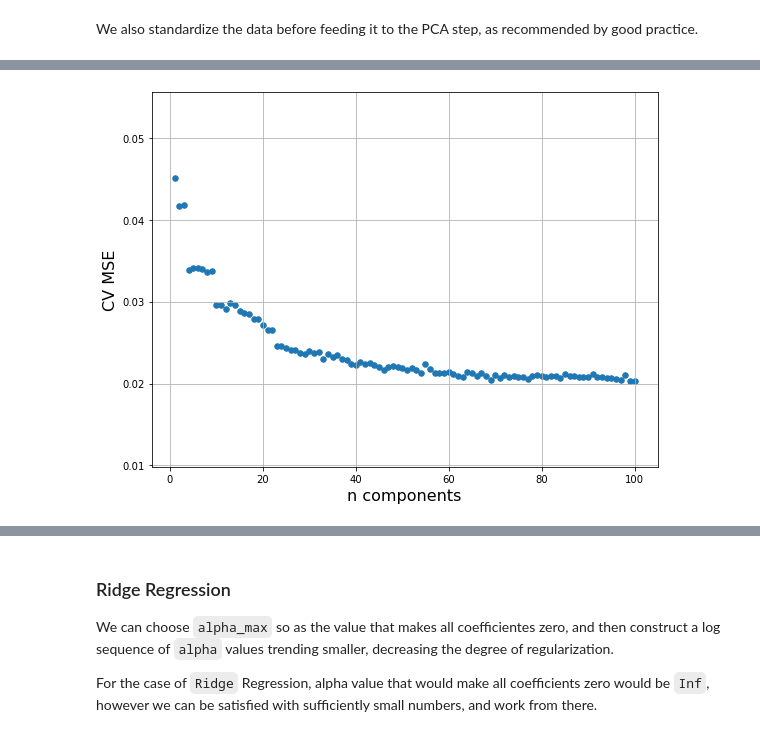
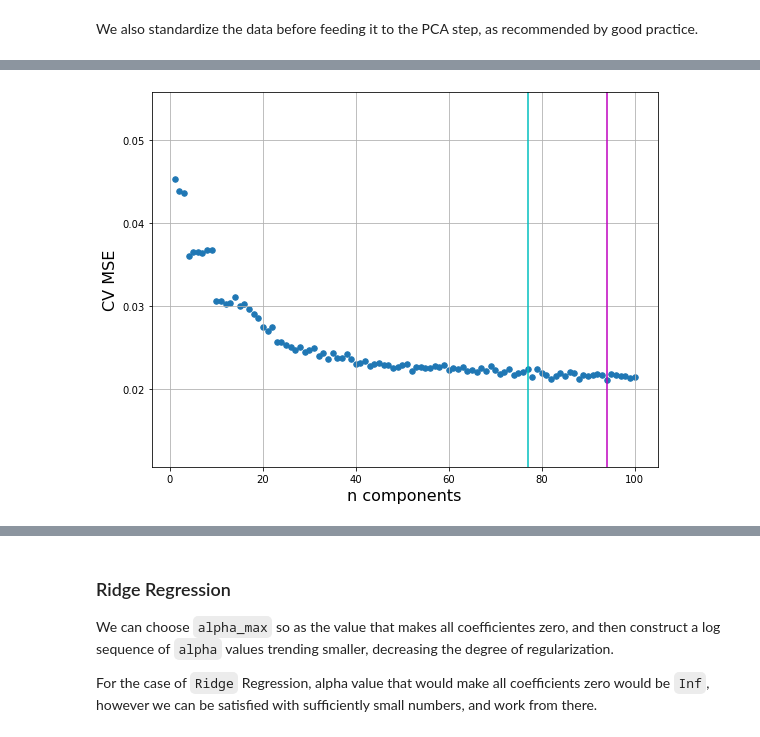
Before and after one commit to paulgrigas/IEOR-142-242-Python-Project, a Jupyter notebook: Lab 9/Lab9_teaching.ipynb, the cells around one changed output, grey strips where cells are left out. Drawn from its saved outputs; the diff is of its cells as text; code cells hidden in the pictures.

```diff
--- a/Lab 9/Lab9_teaching.ipynb
+++ b/Lab 9/Lab9_teaching.ipynb
@@ -594,3 +510,8 @@ def create_polynomial_features(df, n_degree):
+# %%
+poly_cols = ['LotFrontage', 'LotArea', 'MasVnrArea', 'BsmtFinSF1', 'BsmtFinSF2', 'BsmtUnfSF', 'TotalBsmtSF',
+             'X1stFlrSF', 'X2ndFlrSF', 'LowQualFinSF', 'GrLivArea', 'GarageArea', 'WoodDeckSF', 'OpenPorchSF',
+             'EnclosedPorch', 'X3SsnPorch', 'ScreenPorch', 'MiscVal', 'YearsSince1950Built',
+             'YearsSince1950Remod', 'YearsSince1950GarageBuilt']
 # %%
 n_degree = 3
 
@@ -820,10 +733,5 @@ We have to first remove columns that are nearly constant, i.e., have small stand
 # %%
-# X_train_pcr = X_train.loc[:, X_train.std() > 0.1]
-# X_test_pcr = X_test[X_train_pcr.columns]
-# print(X_train.shape, X_train_pcr.shape)
-# print(X_train.shape, X_train_pcr.shape)
-
-X_train_pcr = X_train_poly #.loc[:, X_train_poly.std() > 0.1]
+X_train_pcr = X_train_poly.loc[:, X_train_poly.std() > 0.1]
 X_test_pcr = X_test_poly[X_train_pcr.columns]
 print(X_train.shape, X_train_pcr.shape)
 print(X_test.shape, X_test_pcr.shape)
@@ -869,0 +773,7 @@ GridSearchCV(cv=5,
+# %%
+pcr_cv = GridSearchCV(pipe,
+                      param_grid,
+                      scoring='neg_mean_squared_error',
+#                       refit='best_alpha_index',
+                      cv=10)
+pcr_cv.fit(X_train_pcr, y_train)
@@ -870,28 +794,23 @@ GridSearchCV(cv=5,
 # %%
-# n_components = pcr_cv.cv_results_['param_pca__n_components'].data
-# MSE_scores = pcr_cv.cv_results_['mean_test_score']*(-1)
-
-# plt.figure(figsize=(8, 6))
-# plt.xlabel('n components', fontsize=16)
-# plt.ylabel('CV MSE', fontsize=16)
-# plt.scatter(n_components, MSE_scores, s=30)
-# # plt.plot(n_components, MSE_scores, linewidth=3)
-# plt.grid(True, which='both')
-
-# plt.tight_layout()
-# plt.show()
+from scipy import stats
 
 n_components = pcr_cv.cv_results_['param_pca__n_components'].data
-MSE_scores = pcr_cv.cv_results_['mean_test_neg_mean_squared_error']*(-1)
+MSE_scores = pcr_cv.cv_results_['mean_test_score']*(-1)
+
+x_minimizer = n_components[np.argmin(MSE_scores)]
+MSE_se = stats.sem(MSE_scores)
+MSE_1se_rule = min(MSE_scores)+stats.sem(MSE_scores)
+x_1se_rule = np.where(MSE_scores <= MSE_1se_rule)[0][0]
 
 plt.figure(figsize=(8, 6))
 plt.xlabel('n components', fontsize=16)
 plt.ylabel('CV MSE', fontsize=16)
 plt.scatter(n_components, MSE_scores, s=30)
-# plt.plot(n_components, MSE_scores, linewidth=3)
+plt.axvline(x=x_minimizer, color='m')
+plt.axvline(x=x_1se_rule, color='c')
 plt.grid(True, which='both')
 
 plt.tight_layout()
 plt.show()
 # %% [output]
-[figure, old version]
+[figure, new version]
```
Also changed, not shown: parts of 64 cells of this notebook.
